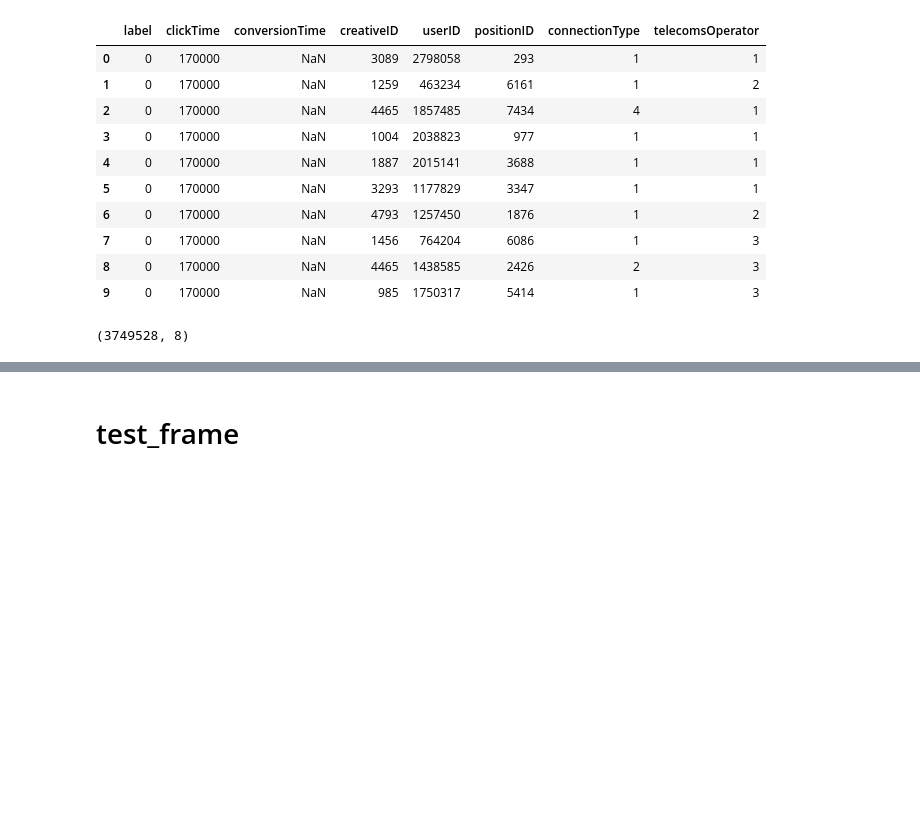
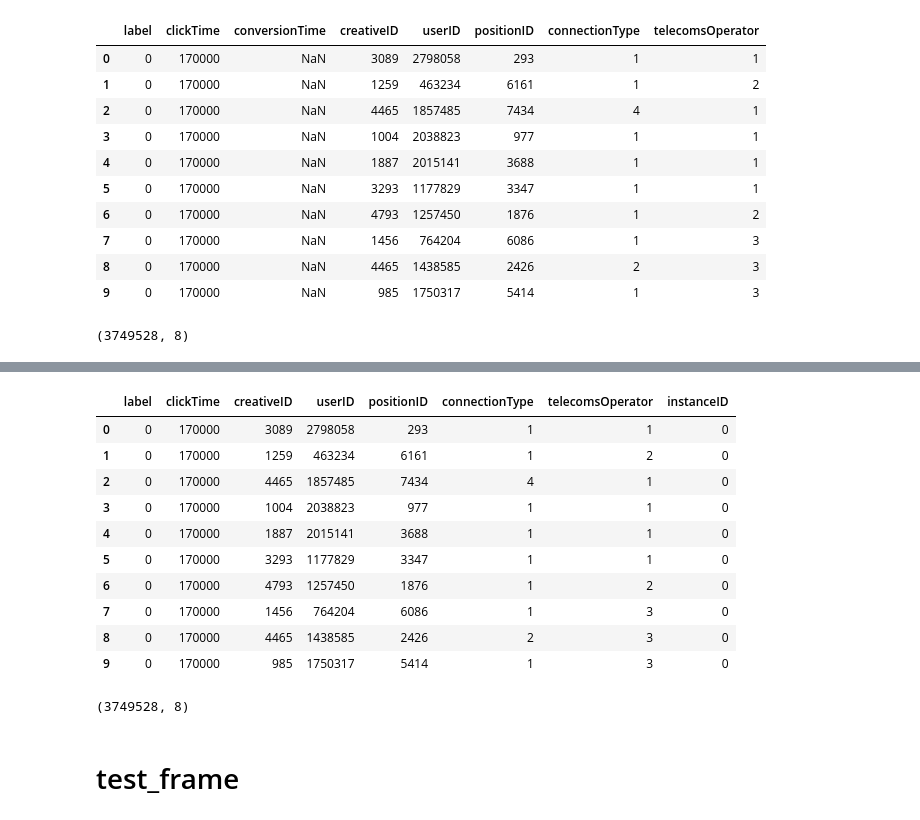
Before and after one commit to XierHacker/SK-LearnExamples, a Jupyter notebook: TencentAD/source/merge_practice.ipynb, the cells around one changed output, grey strips where cells are left out. Drawn from its saved outputs; the diff is of its cells as text; code cells hidden in the pictures; blank space fills up the shorter version.

```diff
--- a/TencentAD/source/merge_practice.ipynb
+++ b/TencentAD/source/merge_practice.ipynb
@@ -28,3 +28,5 @@ train_frame.head(10)
 train_frame.shape
 # %% [output]
 (3749528, 8)
+# %%
+train_frame["instanceID"]=0
@@ -30,0 +42,2 @@ train_frame.shape
+# %%
+train_frame.pop("conversionTime")
@@ -31,3 +62,21 @@ train_frame.shape
+# %%
+train_frame.head(10)
+# %% [output]
+|  | label | clickTime | creativeID | userID | positionID | connectionType | telecomsOperator | instanceID |
+| 0 | 0 | 170000 | 3089 | 2798058 | 293 | 1 | 1 | 0 |
+| 1 | 0 | 170000 | 1259 | 463234 | 6161 | 1 | 2 | 0 |
+| 2 | 0 | 170000 | 4465 | 1857485 | 7434 | 4 | 1 | 0 |
+| 3 | 0 | 170000 | 1004 | 2038823 | 977 | 1 | 1 | 0 |
+| 4 | 0 | 170000 | 1887 | 2015141 | 3688 | 1 | 1 | 0 |
+| 5 | 0 | 170000 | 3293 | 1177829 | 3347 | 1 | 1 | 0 |
+| 6 | 0 | 170000 | 4793 | 1257450 | 1876 | 1 | 2 | 0 |
+| 7 | 0 | 170000 | 1456 | 764204 | 6086 | 1 | 3 | 0 |
+| 8 | 0 | 170000 | 4465 | 1438585 | 2426 | 2 | 3 | 0 |
+| 9 | 0 | 170000 | 985 | 1750317 | 5414 | 1 | 3 | 0 |
+# %%
+train_frame.shape
+# %% [output]
+(3749528, 8)
 # %% [markdown]
 # test_frame
 # %%
```
Also changed, not shown: parts of 13 cells of this notebook, 5 other files.
